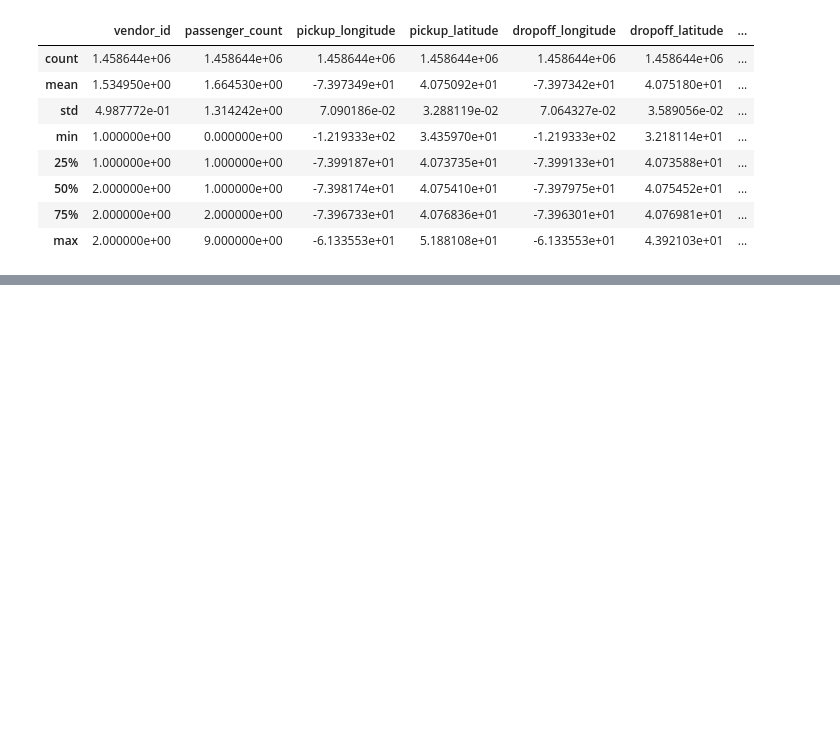
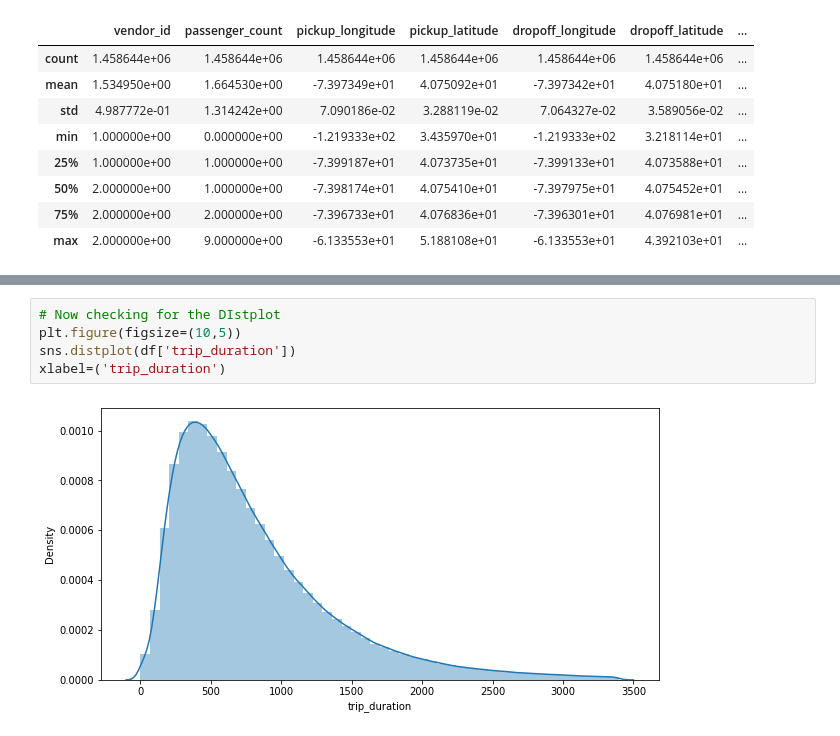
Before and after one commit to Arun1374/NYC-Taxi-Trip-Time-Prediction---Capstone-Project, a Jupyter notebook: NYC_Taxi_Trip_Time_Prediction_Capstone_Project.ipynb, the cells around one changed output, grey strips where cells are left out. Drawn from its saved outputs; the diff is of its cells as text; blank space fills up the shorter version.

```diff
--- a/NYC_Taxi_Trip_Time_Prediction_Capstone_Project.ipynb
+++ b/NYC_Taxi_Trip_Time_Prediction_Capstone_Project.ipynb
@@ -371,0 +442,7 @@ df.describe()
+# %%
+# Now checking for the DIstplot
+plt.figure(figsize=(10,5))
+sns.distplot(df['trip_duration'])
+xlabel=('trip_duration')
+# %% [output]
+[figure, added]
```
Also changed, not shown: parts of 34 cells of this notebook.
